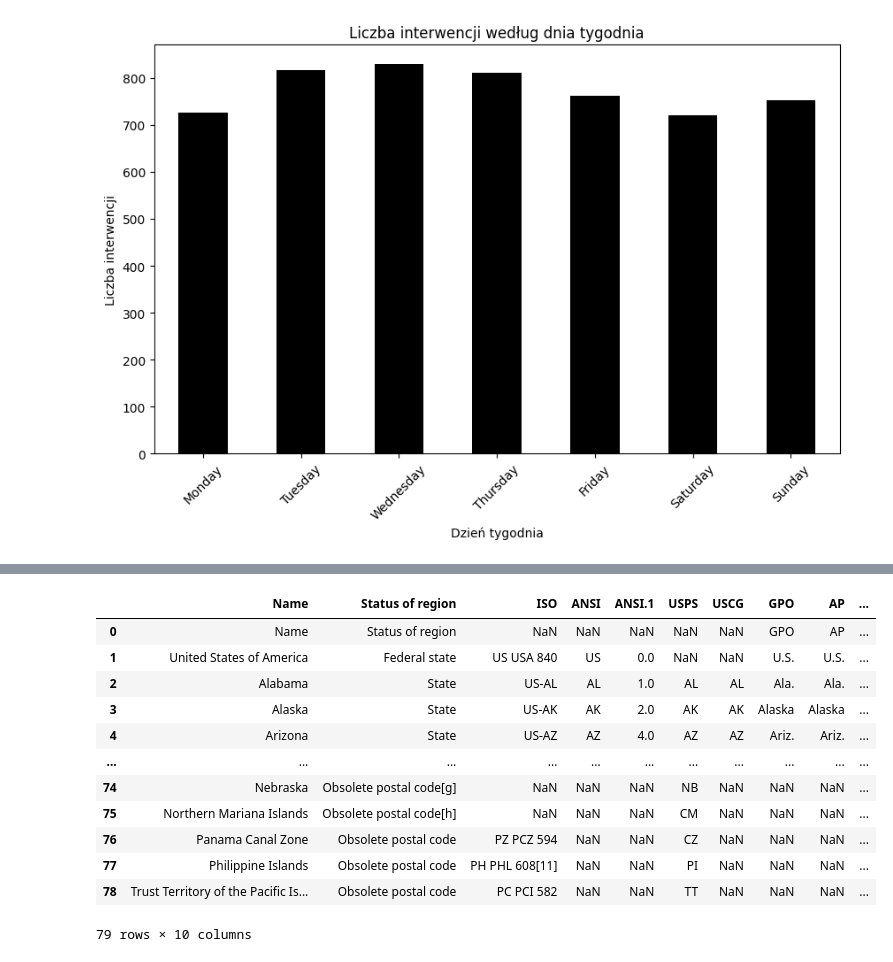
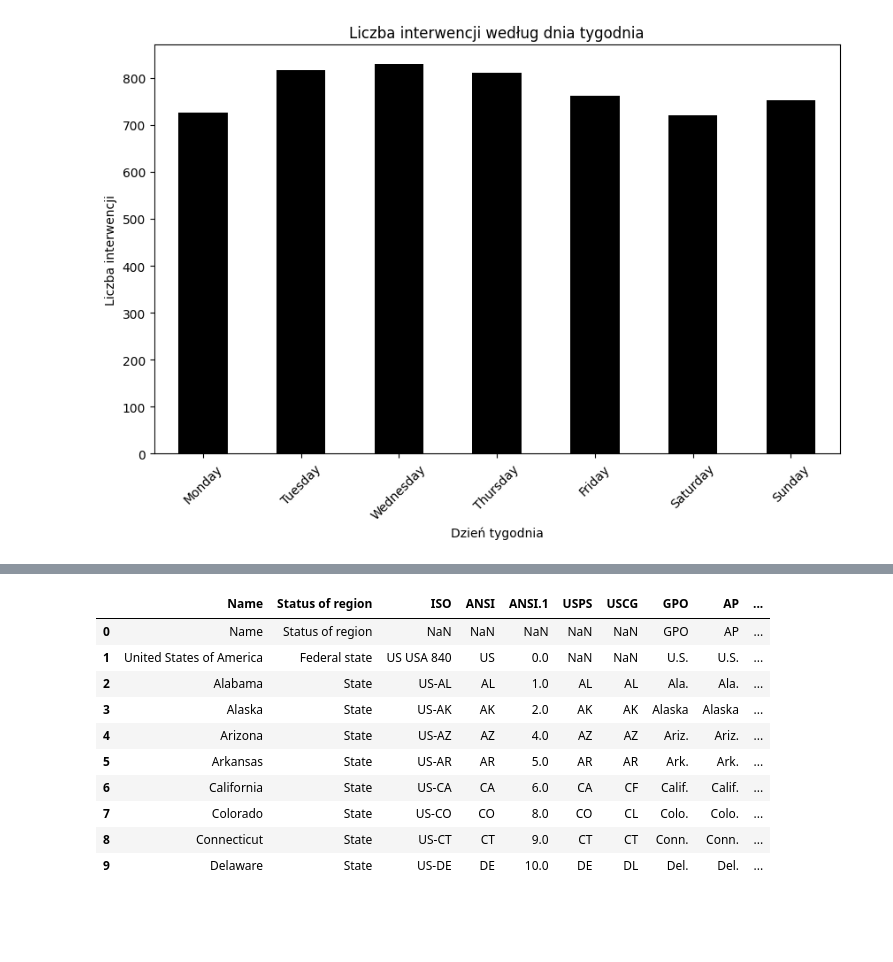
Before and after one commit to konradp-86/kurs, a Jupyter notebook: USA.ipynb, the cells around one changed output, grey strips where cells are left out. Saved outputs shown, nothing was run; the diff lists cells and outputs as text; code cells hidden in the pictures; blank space fills up the shorter version.

```diff
--- a/USA.ipynb
+++ b/USA.ipynb
@@ -133,21 +137,19 @@ df_populacja
 url_skroty = 'https://en.wikipedia.org/wiki/List_of_U.S._state_and_territory_abbreviations'
 # %%
 df_skroty = pd.read_html(url_skroty, header=0)[1]
-df_skroty
+df_skroty.head(10)
 # %% [output]
 |  | Name | Status of region | ISO | ANSI | ANSI.1 | USPS | USCG | GPO | AP | ... |
 | 0 | Name | Status of region | NaN | NaN | NaN | NaN | NaN | GPO | AP | ... |
 | 1 | United States of America | Federal state | US USA 840 | US | 0.0 | NaN | NaN | U.S. | U.S. | ... |
 | 2 | Alabama | State | US-AL | AL | 1.0 | AL | AL | Ala. | Ala. | ... |
 | 3 | Alaska | State | US-AK | AK | 2.0 | AK | AK | Alaska | Alaska | ... |
 | 4 | Arizona | State | US-AZ | AZ | 4.0 | AZ | AZ | Ariz. | Ariz. | ... |
-| ... | ... | ... | ... | ... | ... | ... | ... | ... | ... | ... |
-| 74 | Nebraska | Obsolete postal code[g] | NaN | NaN | NaN | NB | NaN | NaN | NaN | ... |
-| 75 | Northern Mariana Islands | Obsolete postal code[h] | NaN | NaN | NaN | CM | NaN | NaN | NaN | ... |
-| 76 | Panama Canal Zone | Obsolete postal code | PZ PCZ 594 | NaN | NaN | CZ | NaN | NaN | NaN | ... |
-| 77 | Philippine Islands | Obsolete postal code | PH PHL 608[11] | NaN | NaN | PI | NaN | NaN | NaN | ... |
-| 78 | Trust Territory of the Pacific Is... | Obsolete postal code | PC PCI 582 | NaN | NaN | TT | NaN | NaN | NaN | ... |
+| 5 | Arkansas | State | US-AR | AR | 5.0 | AR | AR | Ark. | Ark. | ... |
+| 6 | California | State | US-CA | CA | 6.0 | CA | CF | Calif. | Calif. | ... |
+| 7 | Colorado | State | US-CO | CO | 8.0 | CO | CL | Colo. | Colo. | ... |
+| 8 | Connecticut | State | US-CT | CT | 9.0 | CT | CT | Conn. | Conn. | ... |
+| 9 | Delaware | State | US-DE | DE | 10.0 | DE | DL | Del. | Del. | ... |
-79 rows × 10 columns
 # %%
 df_populacja.rename(columns={
     'State': 'Stan',
```
Also changed, not shown: parts of 23 cells of this notebook.
